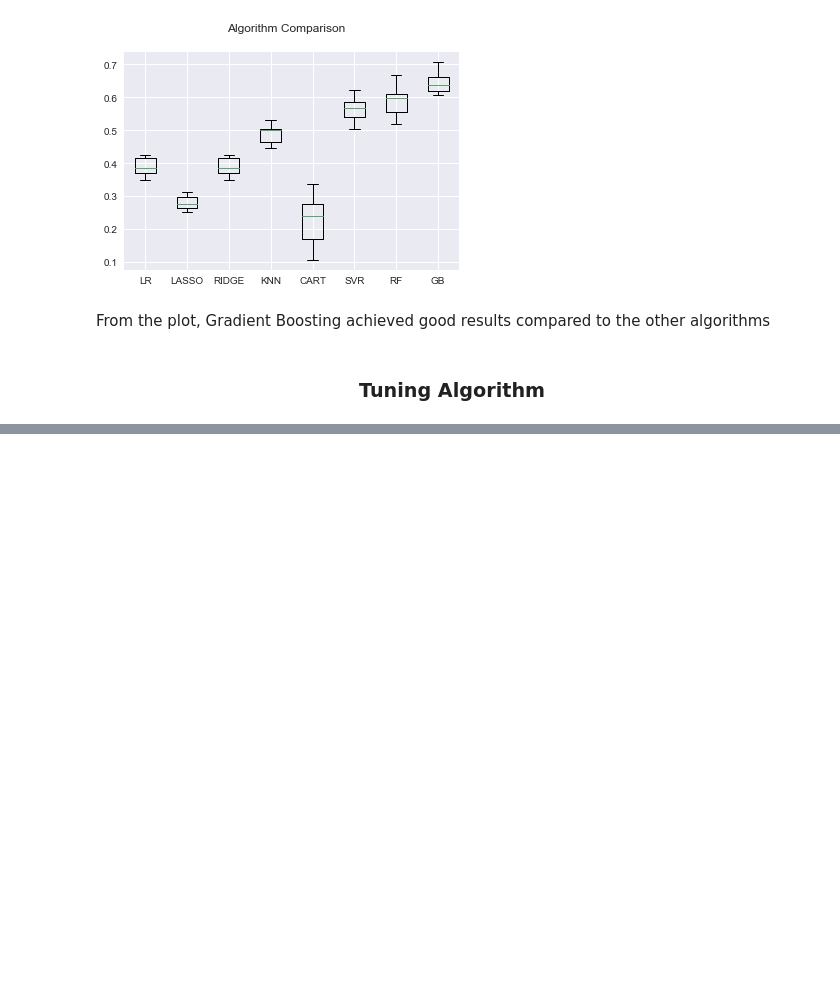
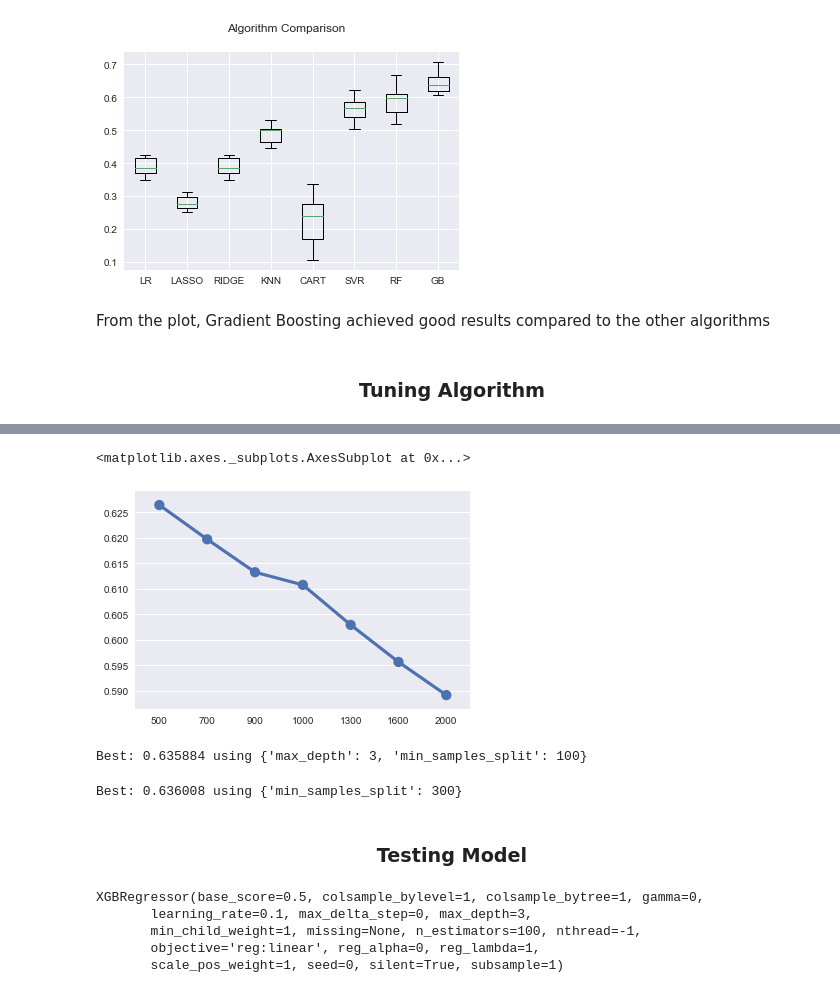
Before and after one commit to MelanVijayaratnam/Kaggle-nb, a Jupyter notebook: Taxi/Taxi.ipynb, the cells around one changed output, grey strips where cells are left out. Drawn from its saved outputs; the diff is of its cells as text; code cells hidden in the pictures; blank space fills up the shorter version.

```diff
--- a/Taxi/Taxi.ipynb
+++ b/Taxi/Taxi.ipynb
@@ -644,6 +643,10 @@ target.iloc[:int(target.shape[0] / 100)].shape
 # Using a subset for model training for comparing algorithms
 train_df = train_df.iloc[:int(train_df.shape[0] / 100)]
 target = target.iloc[:int(target.shape[0] / 100)]
+# %%
+# Using a subset for model training for comparing algorithms
+train_df = train_df.iloc[:int(train_df.shape[0] / 10)]
+target = target.iloc[:int(target.shape[0] / 10)]
 # %%
 train_df.shape
 # %% [output]
@@ -656,7 +659,7 @@ test_size = 0.20
 scoring = 'r2'
 # %%
 X = train_df.drop(['id', 'trip_duration'], axis=1).values
-Y = target.values
+Y = target.values.ravel()
 
 X_train, X_test, y_train, y_test = train_test_split(X, Y, test_size=test_size,\
                                                    random_state=seed)
@@ -685,7 +688,7 @@ for name, model in models:
     kfold = KFold(n_splits=num_folds,
                   random_state=seed)
     cv_results = cross_val_score(model, X_train,
-                                 y_train.ravel(),
+                                 y_train,
                                  cv=kfold,
                                  scoring=scoring)
     results.append(cv_results)
@@ -717,0 +718,12 @@ From the plot, Gradient Boosting achieved good results compared to the other alg
+# %%
+n_trees = [500, 700, 900, 1000, 1300, 1600, 2000]
+accuracy_means = []
+
+for n_tree in n_trees:
+    model = GradientBoostingRegressor(n_estimators=n_tree, random_state=seed)
+    kfold = KFold(n_splits=num_folds, random_state=seed)
+    cv_results = cross_val_score(model, X_train, y_train, scoring=scoring, cv=kfold)
+    accuracy_means.append(cv_results.mean())
+
+for accuracy_mean, n_tree in zip(accuracy_means, n_trees):
+    print("%f with n_trees : %r" % (accuracy_mean, n_tree) )
@@ -717,0 +738,40 @@ From the plot, Gradient Boosting achieved good results compared to the other alg
+# %%
+sns.pointplot(x=n_trees, y=accuracy_means)
+# %% [output]
+<matplotlib.axes._subplots.AxesSubplot at 0x...>
+[figure, added]
+# %%
+model = GradientBoostingRegressor(random_state=seed, n_estimators=300)
+
+min_samples_split = [2, 20, 40, 60, 80, 100]
+max_depth = [3, 5, 7, 9]
+
+param_grid = dict(min_samples_split=min_samples_split, max_depth=max_depth)
+kfold = KFold(n_splits=num_folds, random_state=seed)
+grid = GridSearchCV(estimator=model, param_grid=param_grid, scoring=scoring, cv=kfold)
+grid_result = grid.fit(X_train, y_train)
+print("Best: %f using %s" % (grid_result.best_score_, grid_result.best_params_) )
+# %% [output]
+Best: 0.635884 using {'max_depth': 3, 'min_samples_split': 100}
+# %%
+model = GradientBoostingRegressor(random_state=seed, n_estimators=300)
+
+min_samples_split = [100, 150, 300]
+
+param_grid = dict(min_samples_split=min_samples_split)
+kfold = KFold(n_splits=num_folds, random_state=seed)
+grid = GridSearchCV(estimator=model, param_grid=param_grid, scoring=scoring, cv=kfold)
+grid_result = grid.fit(X_train, y_train)
+print("Best: %f using %s" % (grid_result.best_score_, grid_result.best_params_) )
+# %% [output]
+Best: 0.636008 using {'min_samples_split': 300}
+# %% [markdown]
+<h3 style="text-align:center">Testing Model </h3>
+# %%
+XGBRegressor()
+# %% [output]
+XGBRegressor(base_score=0.5, colsample_bylevel=1, colsample_bytree=1, gamma=0,
+       learning_rate=0.1, max_delta_step=0, max_depth=3,
+       min_child_weight=1, missing=None, n_estimators=100, nthread=-1,
+       objective='reg:linear', reg_alpha=0, reg_lambda=1,
+       scale_pos_weight=1, seed=0, silent=True, subsample=1)
```
Also changed, not shown: parts of 19 cells of this notebook.
